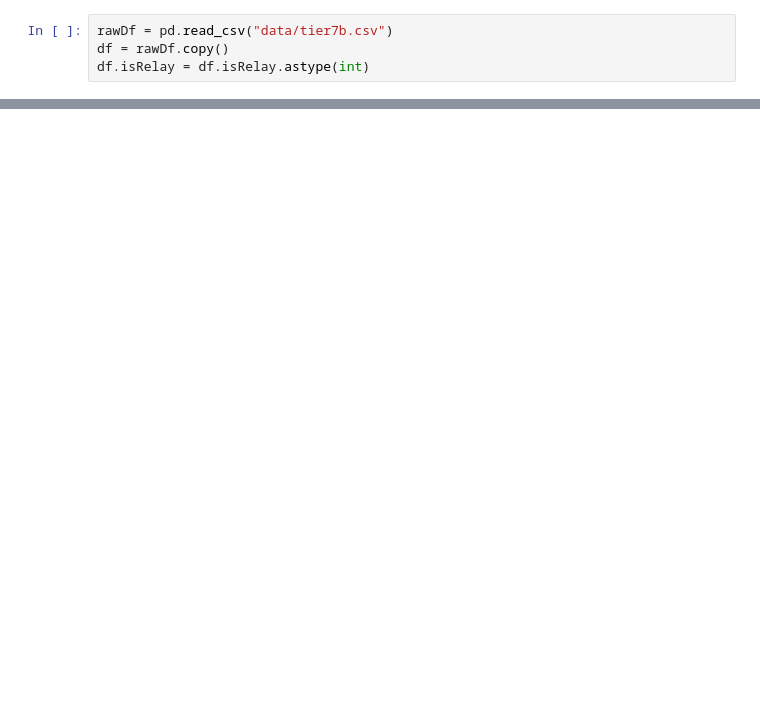
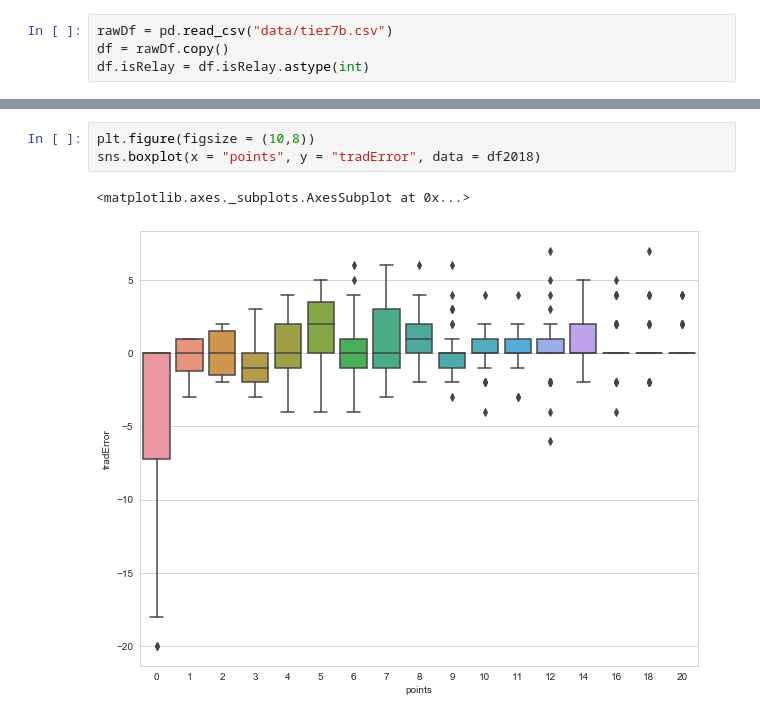
Before and after one commit to jtang9001/skynet2, a Jupyter notebook: skSVM.ipynb, the cells around one changed output, grey strips where cells are left out. Cells and saved outputs as stored; diff of their text form; blank space fills up the shorter version.

```diff
--- a/skSVM.ipynb
+++ b/skSVM.ipynb
@@ -44,0 +79,6 @@ sns.boxplot(x = testY, y = errors)
+# %%
+plt.figure(figsize = (10,8))
+sns.boxplot(x = "points", y = "tradError", data = df2018)
+# %% [output]
+<matplotlib.axes._subplots.AxesSubplot at 0x...>
+[figure, added]
```
Also changed, not shown: parts of 12 cells of this notebook.
